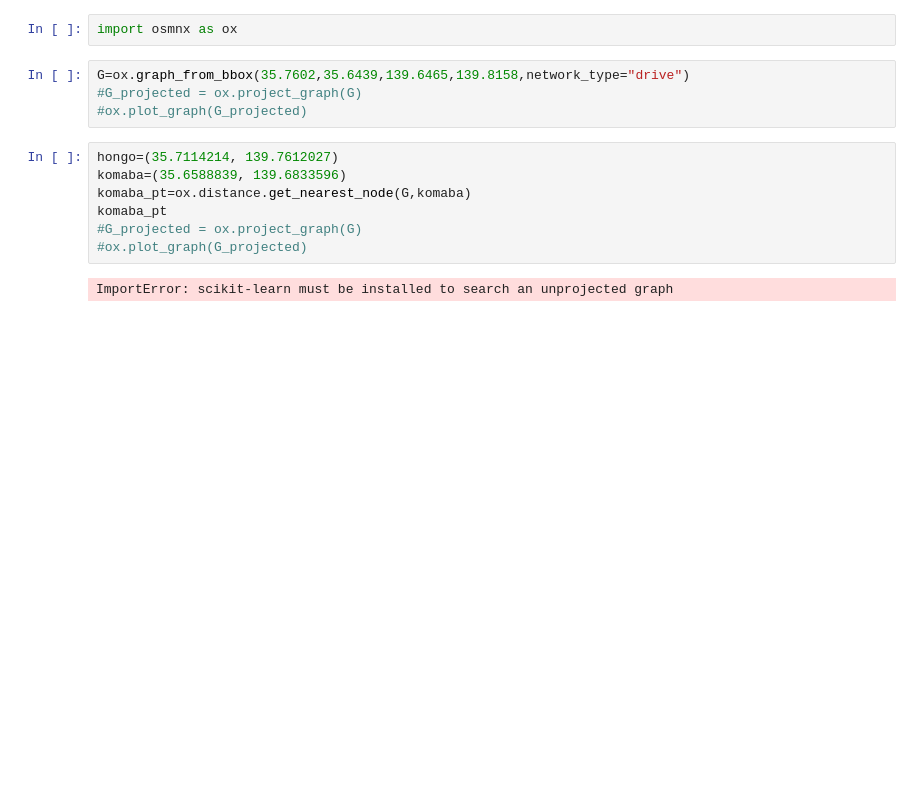
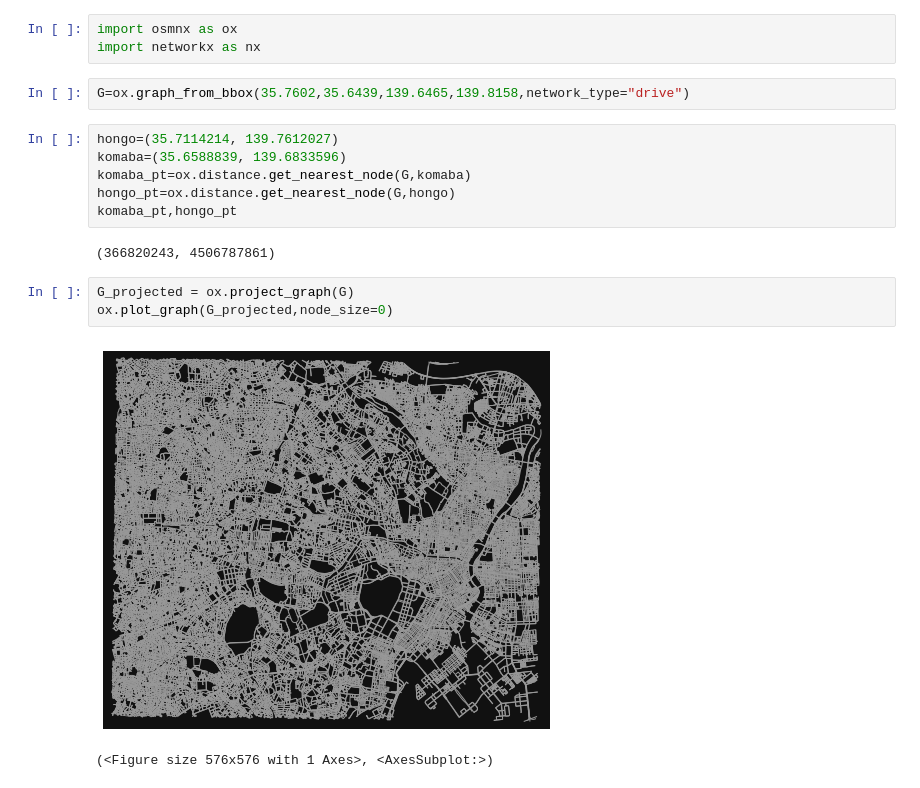
Before and after one commit to kk-ise-agu/UT2021, a Jupyter notebook: sp.ipynb, the cells around one changed output. Drawn from its saved outputs; the diff is of its cells as text; blank space fills up the shorter version.

```diff
--- a/sp.ipynb
+++ b/sp.ipynb
@@ -1,15 +1,19 @@
 # %%
 import osmnx as ox
+import networkx as nx
 # %%
 G=ox.graph_from_bbox(35.7602,35.6439,139.6465,139.8158,network_type="drive")
-#G_projected = ox.project_graph(G)
-#ox.plot_graph(G_projected)
 # %%
 hongo=(35.7114214, 139.7612027)
 komaba=(35.6588839, 139.6833596)
 komaba_pt=ox.distance.get_nearest_node(G,komaba)
-komaba_pt
-#G_projected = ox.project_graph(G)
-#ox.plot_graph(G_projected)
+hongo_pt=ox.distance.get_nearest_node(G,hongo)
+komaba_pt,hongo_pt
 # %% [output]
-ImportError: scikit-learn must be installed to search an unprojected graph
+(366820243, 4506787861)
+# %%
+G_projected = ox.project_graph(G)
+ox.plot_graph(G_projected,node_size=0)
+# %% [output]
+[figure, added]
+(<Figure size 576x576 with 1 Axes>, <AxesSubplot:>)
```
Also changed, not shown: parts of 1 cell of this notebook.
